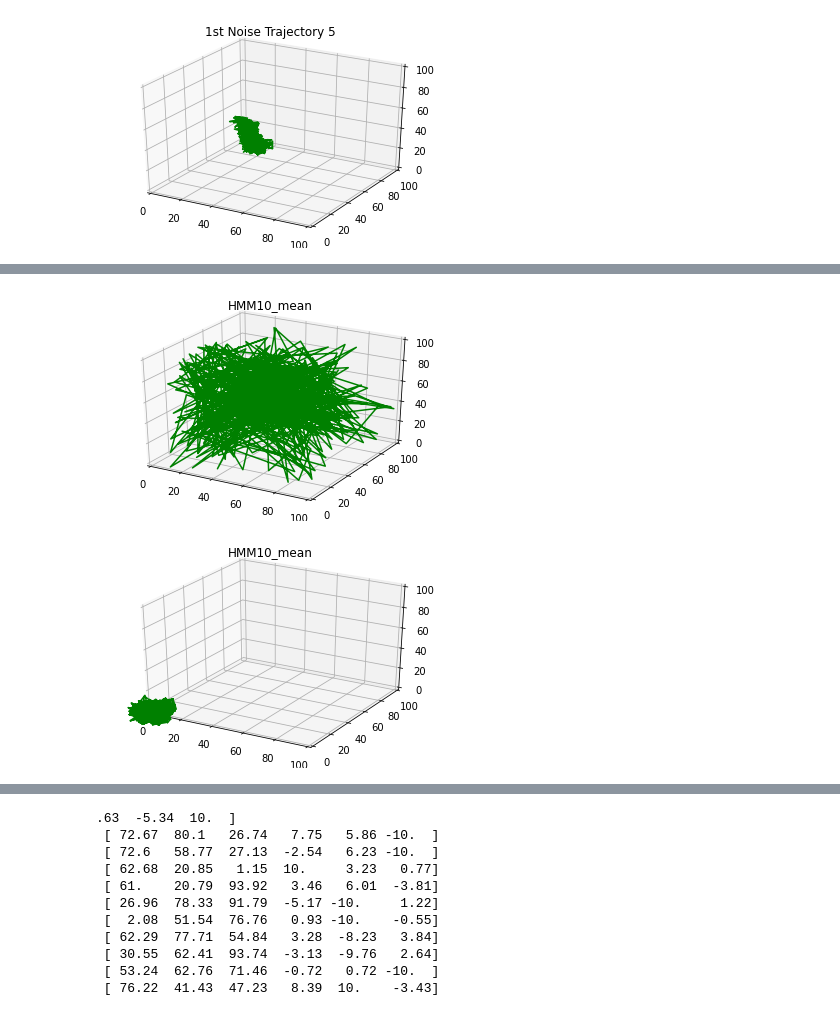
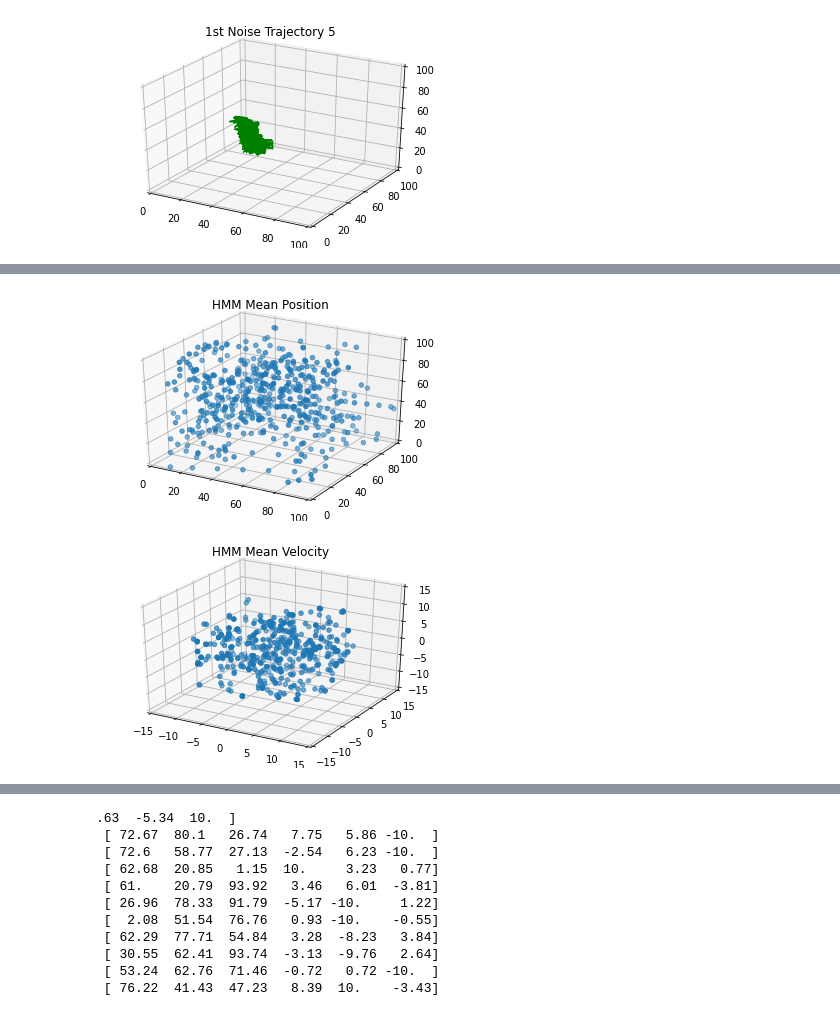
Before and after one commit to STEMO-CS5340/Trajectory, a Jupyter notebook: May03_8x8x8_velocity_full_learn.ipynb, the cells around one changed output, grey strips where cells are left out. Cells and saved outputs as stored; diff of their text form; code cells hidden in the pictures.

```diff
--- a/May03_8x8x8_velocity_full_learn.ipynb
+++ b/May03_8x8x8_velocity_full_learn.ipynb
@@ -75,18 +81,37 @@ def original_plot(x, dd, dddx):
     ax3.set_xlabel('time')
     plt.show()
 
-def plot_trajectory(x, title):
-    # x = np.array(x)
+def plot_trajectory(x, title, outliers=[]):
+    x = np.array(x)
     fig = plt.figure()
     ax = plt.axes(projection='3d')
+    ax.set_xlim3d(0,100)
+    ax.set_ylim3d(0,100)
+    ax.set_zlim3d(0,100)
     plt.title(title)
     xline = x[:,0]
     yline = x[:,1]
     zline = x[:,2]
-    ax.set_xlim3d(0,100)
-    ax.set_ylim3d(0,100)
-    ax.set_zlim3d(0,100)
     ax.plot3D(xline, yline, zline, 'green')
+    for o in outliers:
+        if o != 0 and o != len(x) - 1:
+            xline = x[o-1:o+1, 0]
+            yline = x[o-1:o+1, 1]
+            zline = x[o-1:o+1, 2]
+            ax.plot3D(xline, yline, zline, 'red')
+
+def plot_scatter(x, title, scale_min=0, scale_max=100):
+    x = np.array(x)
+    fig = plt.figure()
+    ax = plt.axes(projection='3d')
+    ax.set_xlim3d(scale_min,scale_max)
+    ax.set_ylim3d(scale_min,scale_max)
+    ax.set_zlim3d(scale_min,scale_max)
+    plt.title(title)
+    xline = x[:,0]
+    yline = x[:,1]
+    zline = x[:,2]
+    ax.scatter(xline, yline, zline, 'green')
 # %%
 # plot 1st trajectory
 plot_trajectory(nos_p_1, 'all noise')
@@ -157,8 +141,8 @@ print(b-a)
 # %%
 # plot means
-plot_trajectory(HMM_10.means_, 'HMM10_mean')
-plot_trajectory(HMM_10.means_[:, 3:6], 'HMM10_mean')
+plot_scatter(HMM_10.means_, 'HMM Mean Position')
+plot_scatter(HMM_10.means_[:, 3:6], 'HMM Mean Velocity', scale_min=-15, scale_max=15)
 # print(HMM_10.means_)
 # %% [output]
-[figure, old version]
+[figure, new version]
-[figure, old version]
+[figure, new version]
```
Also changed, not shown: parts of 9 cells of this notebook, 2 other files.
